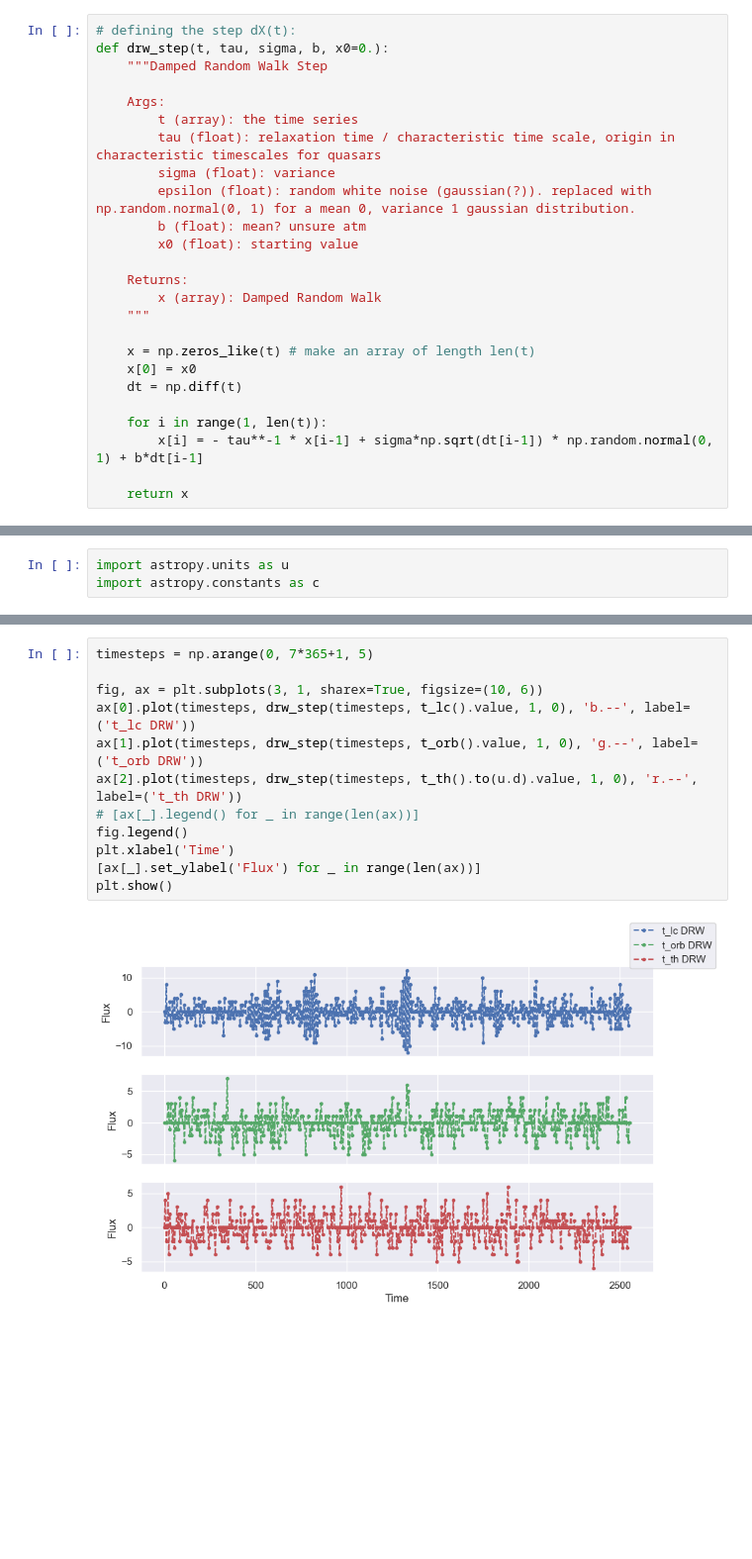
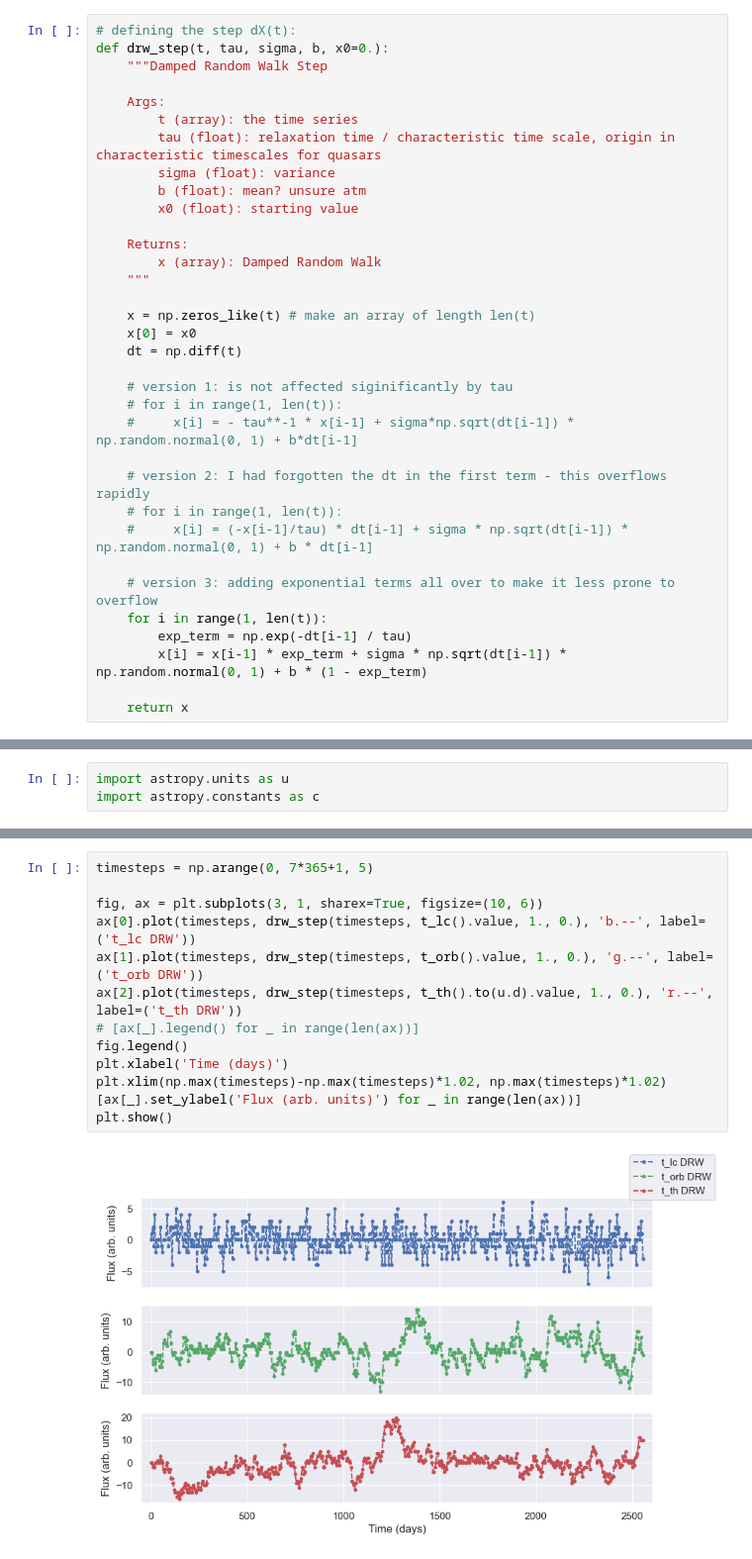
Before and after one commit to maliceious/MastersThesis, a Jupyter notebook: Damped Random Walk.ipynb, the cells around one changed output, grey strips where cells are left out. Shown: that part at 99% size. Cells and saved outputs as stored; diff of their text form; blank space fills up the shorter version.

```diff
--- a/Damped Random Walk.ipynb
+++ b/Damped Random Walk.ipynb
@@ -21,7 +21,6 @@ def drw_step(t, tau, sigma, b, x0=0.):
         t (array): the time series
         tau (float): relaxation time / characteristic time scale, origin in characteristic timescales for quasars
         sigma (float): variance
-        epsilon (float): random white noise (gaussian(?)). replaced with np.random.normal(0, 1) for a mean 0, variance 1 gaussian distribution.
         b (float): mean? unsure atm
         x0 (float): starting value
 
@@ -33,7 +32,17 @@ def drw_step(t, tau, sigma, b, x0=0.):
     x[0] = x0
     dt = np.diff(t)
 
+    # version 1: is not affected siginificantly by tau
+    # for i in range(1, len(t)):
+    #     x[i] = - tau**-1 * x[i-1] + sigma*np.sqrt(dt[i-1]) * np.random.normal(0, 1) + b*dt[i-1]
+
+    # version 2: I had forgotten the dt in the first term - this overflows rapidly
+    # for i in range(1, len(t)):
+    #     x[i] = (-x[i-1]/tau) * dt[i-1] + sigma * np.sqrt(dt[i-1]) * np.random.normal(0, 1) + b * dt[i-1]
+
+    # version 3: adding exponential terms all over to make it less prone to overflow
     for i in range(1, len(t)):
-        x[i] = - tau**-1 * x[i-1] + sigma*np.sqrt(dt[i-1]) * np.random.normal(0, 1) + b*dt[i-1]
+        exp_term = np.exp(-dt[i-1] / tau)
+        x[i] = x[i-1] * exp_term + sigma * np.sqrt(dt[i-1]) * np.random.normal(0, 1) + b * (1 - exp_term)
 
     return x
@@ -77,14 +95,15 @@ t_lc: 1.1 d, t_orb: 104.0 d 1680.1499999999999 d
 # %%
 timesteps = np.arange(0, 7*365+1, 5)
 
 fig, ax = plt.subplots(3, 1, sharex=True, figsize=(10, 6))
-ax[0].plot(timesteps, drw_step(timesteps, t_lc().value, 1, 0), 'b.--', label=('t_lc DRW'))
-ax[1].plot(timesteps, drw_step(timesteps, t_orb().value, 1, 0), 'g.--', label=('t_orb DRW'))
-ax[2].plot(timesteps, drw_step(timesteps, t_th().to(u.d).value, 1, 0), 'r.--', label=('t_th DRW'))
+ax[0].plot(timesteps, drw_step(timesteps, t_lc().value, 1., 0.), 'b.--', label=('t_lc DRW'))
+ax[1].plot(timesteps, drw_step(timesteps, t_orb().value, 1., 0.), 'g.--', label=('t_orb DRW'))
+ax[2].plot(timesteps, drw_step(timesteps, t_th().to(u.d).value, 1., 0.), 'r.--', label=('t_th DRW'))
 # [ax[_].legend() for _ in range(len(ax))]
 fig.legend()
-plt.xlabel('Time')
-[ax[_].set_ylabel('Flux') for _ in range(len(ax))]
+plt.xlabel('Time (days)')
+plt.xlim(np.max(timesteps)-np.max(timesteps)*1.02, np.max(timesteps)*1.02)
+[ax[_].set_ylabel('Flux (arb. units)') for _ in range(len(ax))]
 plt.show()
 # %% [output]
-[figure, old version]
+[figure, new version]
```
Also changed, not shown: parts of 6 cells of this notebook.
